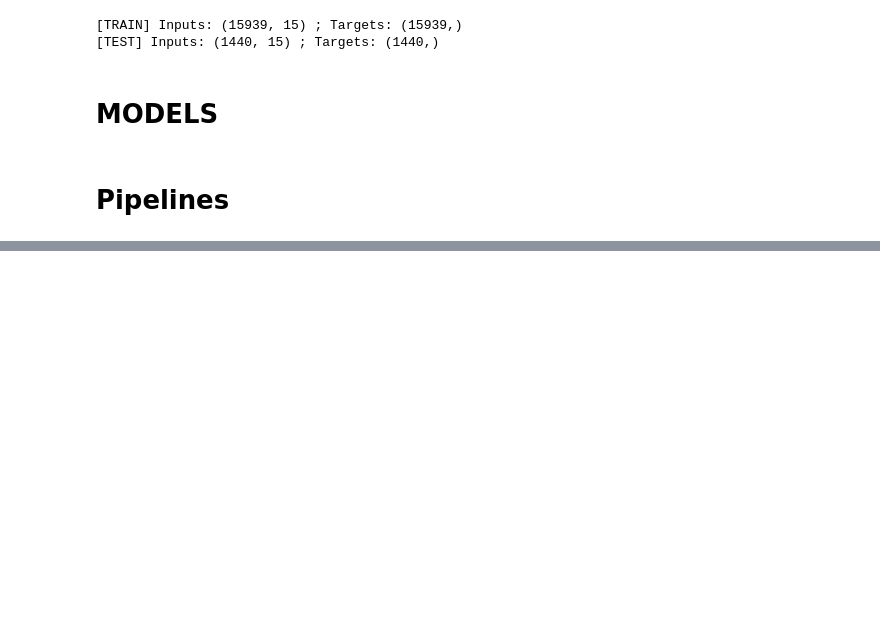
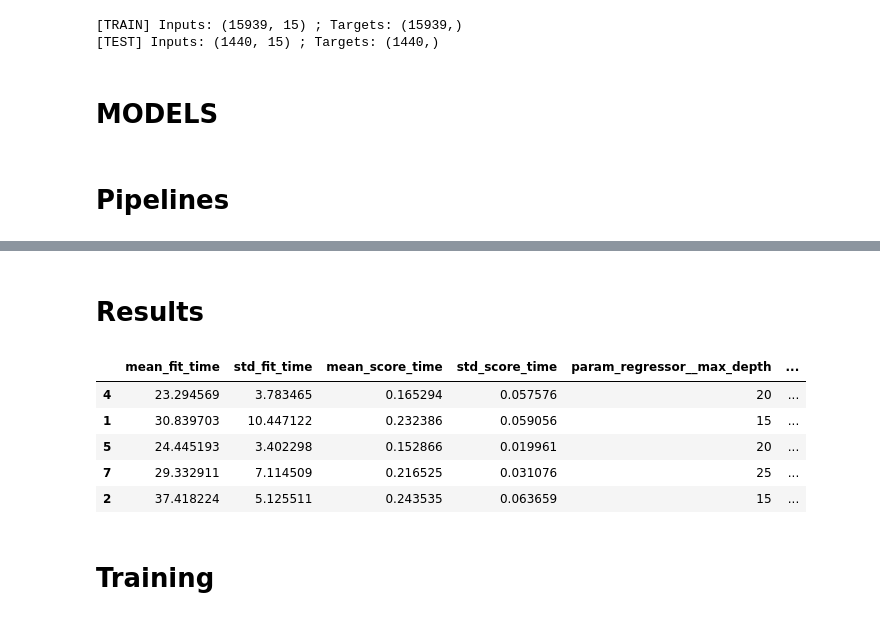
Before and after one commit to DOOMNOVA/ML_E_TO_E_bikes, a Jupyter notebook: notebooks/prototype.ipynb, the cells around one changed output, grey strips where cells are left out. Drawn from its saved outputs; the diff is of its cells as text; code cells hidden in the pictures; blank space fills up the shorter version.

```diff
--- a/notebooks/prototype.ipynb
+++ b/notebooks/prototype.ipynb
@@ -147,7 +147,7 @@ assert not (set(categoricals)& set(numericals)), "Feature columns should not ove
 draft = pipeline.Pipeline(steps = [("transformer", compose.ColumnTransformer([("categoricals",preprocessing.OneHotEncoder(sparse_output=False,handle_unknown="ignore"),
                                                                                categoricals),
                                                                               ("numericals", "passthrough",numericals),],remainder = "drop")),
-                                   ("regressor", ensemble.RandomForestRegressor(random_state=RANDOM))],)
+                                   ("regressor", ensemble.RandomForestRegressor(random_state=RANDOM))],memory=CACHE,)
 # %%
 draft
 # %% [output]
@@ -165,0 +169,6 @@ Pipeline(steps=[('transformer',
+# %%
+
+#splitting
+splitter = model_selection.TimeSeriesSplit(n_splits = SPLITS, test_size = TEST_SIZE)
+for train_index, test_index in splitter.split(inputs_train):
+    print(f"train: {train_index.min()} - {train_index.max()}; Test: {test_index.min()} - {test_index.max()}")
@@ -165,0 +180,4 @@ Pipeline(steps=[('transformer',
+# %%
+#search
+search = model_selection.GridSearchCV(estimator=draft, cv=splitter,param_grid=PARAM_GRID,scoring= SCORING, verbose =1)
+search.fit(inputs_train,targets_train)
@@ -165,0 +216,15 @@ Pipeline(steps=[('transformer',
+# %% [markdown]
+# Results
+# %%
+results = pd.DataFrame(search.cv_results_)
+results = results.sort_values(by="rank_test_score")
+results.head()
+# %% [output]
+|  | mean_fit_time | std_fit_time | mean_score_time | std_score_time | param_regressor__max_depth | ... |
+| 4 | 23.294569 | 3.783465 | 0.165294 | 0.057576 | 20 | ... |
+| 1 | 30.839703 | 10.447122 | 0.232386 | 0.059056 | 15 | ... |
+| 5 | 24.445193 | 3.402298 | 0.152866 | 0.019961 | 20 | ... |
+| 7 | 29.332911 | 7.114509 | 0.216525 | 0.031076 | 25 | ... |
+| 2 | 37.418224 | 5.125511 | 0.243535 | 0.063659 | 15 | ... |
+# %% [markdown]
+# Training
```
Also changed, not shown: parts of 20 cells of this notebook.
